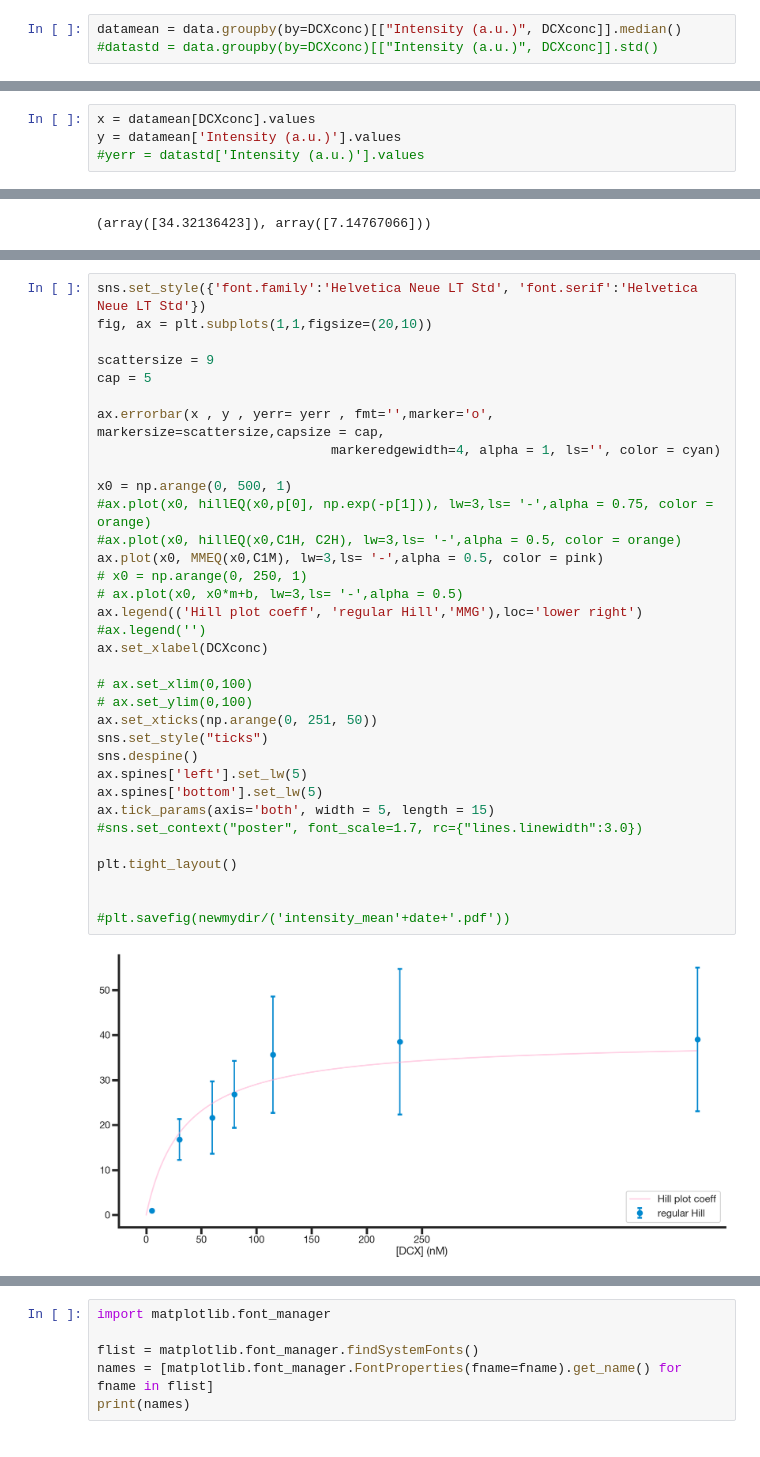
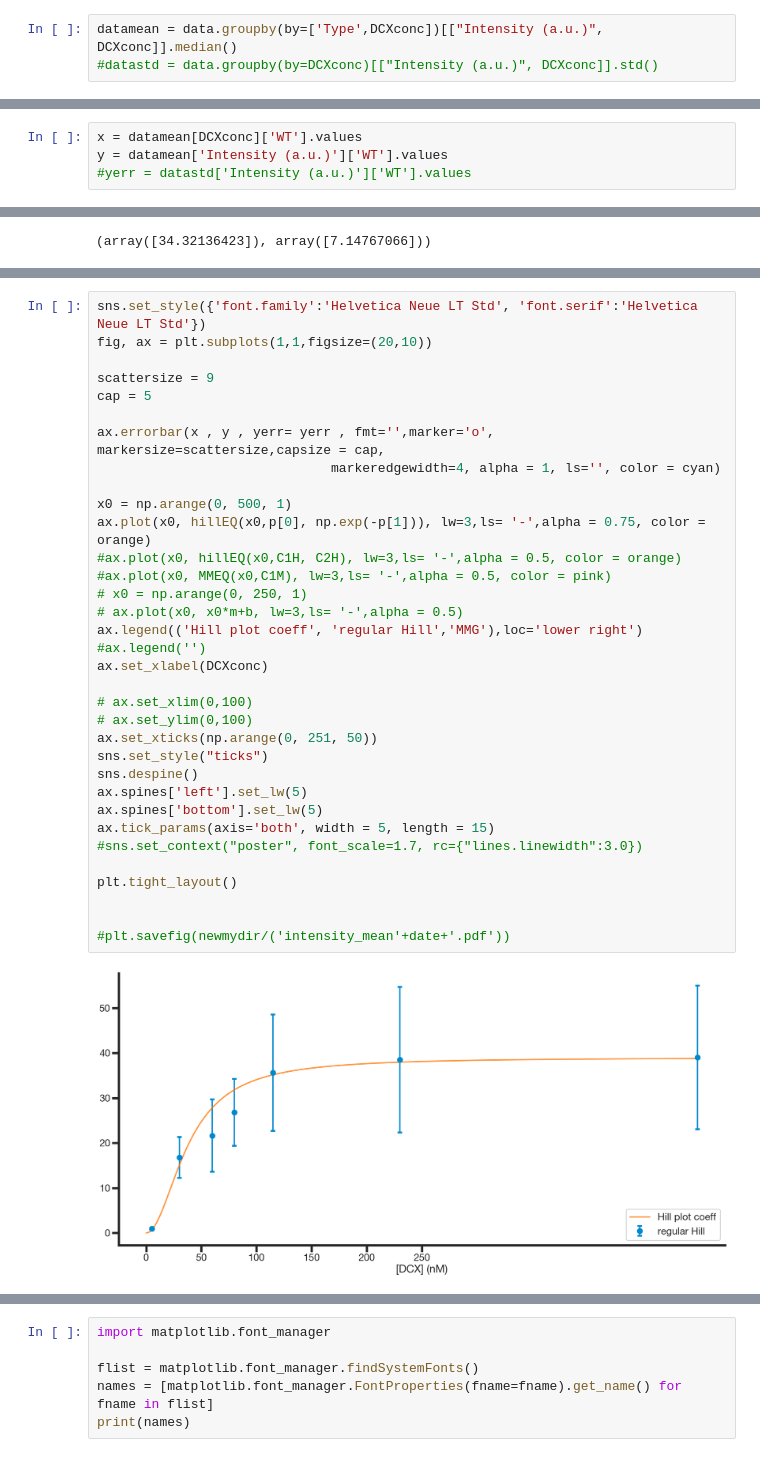
Before and after one commit to sofiacruzt/sofia-brouhardlab, a Jupyter notebook: dynamics/EJCB2023/Intensity-medianBkgrdSubs.ipynb, the cells around one changed output, grey strips where cells are left out. Saved outputs shown, nothing was run; the diff lists cells and outputs as text.

```diff
--- a/dynamics/EJCB2023/Intensity-medianBkgrdSubs.ipynb
+++ b/dynamics/EJCB2023/Intensity-medianBkgrdSubs.ipynb
@@ -277,5 +286,5 @@ plt.savefig(newmydir/('intensity_median'+date+'.pdf'))
 # %%
-datamean = data.groupby(by=DCXconc)[["Intensity (a.u.)", DCXconc]].median()
+datamean = data.groupby(by=['Type',DCXconc])[["Intensity (a.u.)", DCXconc]].median()
 #datastd = data.groupby(by=DCXconc)[["Intensity (a.u.)", DCXconc]].std()
 # %%
 datamean
@@ -304,7 +335,7 @@ data.groupby(by=DCXconc)[["Intensity (a.u.)", DCXconc]].count()
 # %%
-x = datamean[DCXconc].values
-y = datamean['Intensity (a.u.)'].values
-#yerr = datastd['Intensity (a.u.)'].values
+x = datamean[DCXconc]['WT'].values
+y = datamean['Intensity (a.u.)']['WT'].values
+#yerr = datastd['Intensity (a.u.)']['WT'].values
 # %%
 def hillEQ(x, n, kd):
     return  (y[-1]) * np.power(x, n)/(kd + np.power(x, n))
@@ -343,34 +374,34 @@ fig, ax = plt.subplots(1,1,figsize=(20,10))
 
 scattersize = 9
 cap = 5
 
 ax.errorbar(x , y , yerr= yerr , fmt='',marker='o', markersize=scattersize,capsize = cap,
                               markeredgewidth=4, alpha = 1, ls='', color = cyan)
 
 x0 = np.arange(0, 500, 1)
-#ax.plot(x0, hillEQ(x0,p[0], np.exp(-p[1])), lw=3,ls= '-',alpha = 0.75, color = orange)
+ax.plot(x0, hillEQ(x0,p[0], np.exp(-p[1])), lw=3,ls= '-',alpha = 0.75, color = orange)
 #ax.plot(x0, hillEQ(x0,C1H, C2H), lw=3,ls= '-',alpha = 0.5, color = orange)
-ax.plot(x0, MMEQ(x0,C1M), lw=3,ls= '-',alpha = 0.5, color = pink)
+#ax.plot(x0, MMEQ(x0,C1M), lw=3,ls= '-',alpha = 0.5, color = pink)
 # x0 = np.arange(0, 250, 1)
 # ax.plot(x0, x0*m+b, lw=3,ls= '-',alpha = 0.5)
 ax.legend(('Hill plot coeff', 'regular Hill','MMG'),loc='lower right')
 #ax.legend('')
 ax.set_xlabel(DCXconc)
 
 # ax.set_xlim(0,100)
 # ax.set_ylim(0,100)
 ax.set_xticks(np.arange(0, 251, 50))
 sns.set_style("ticks")
 sns.despine()
 ax.spines['left'].set_lw(5)
 ax.spines['bottom'].set_lw(5)
 ax.tick_params(axis='both', width = 5, length = 15)
 #sns.set_context("poster", font_scale=1.7, rc={"lines.linewidth":3.0})
 
 plt.tight_layout()
 
 
 #plt.savefig(newmydir/('intensity_mean'+date+'.pdf'))
 # %% [output]
-[figure, old version]
+[figure, new version]
 # %%
```
Also changed, not shown: parts of 24 cells of this notebook, 2 other files.
